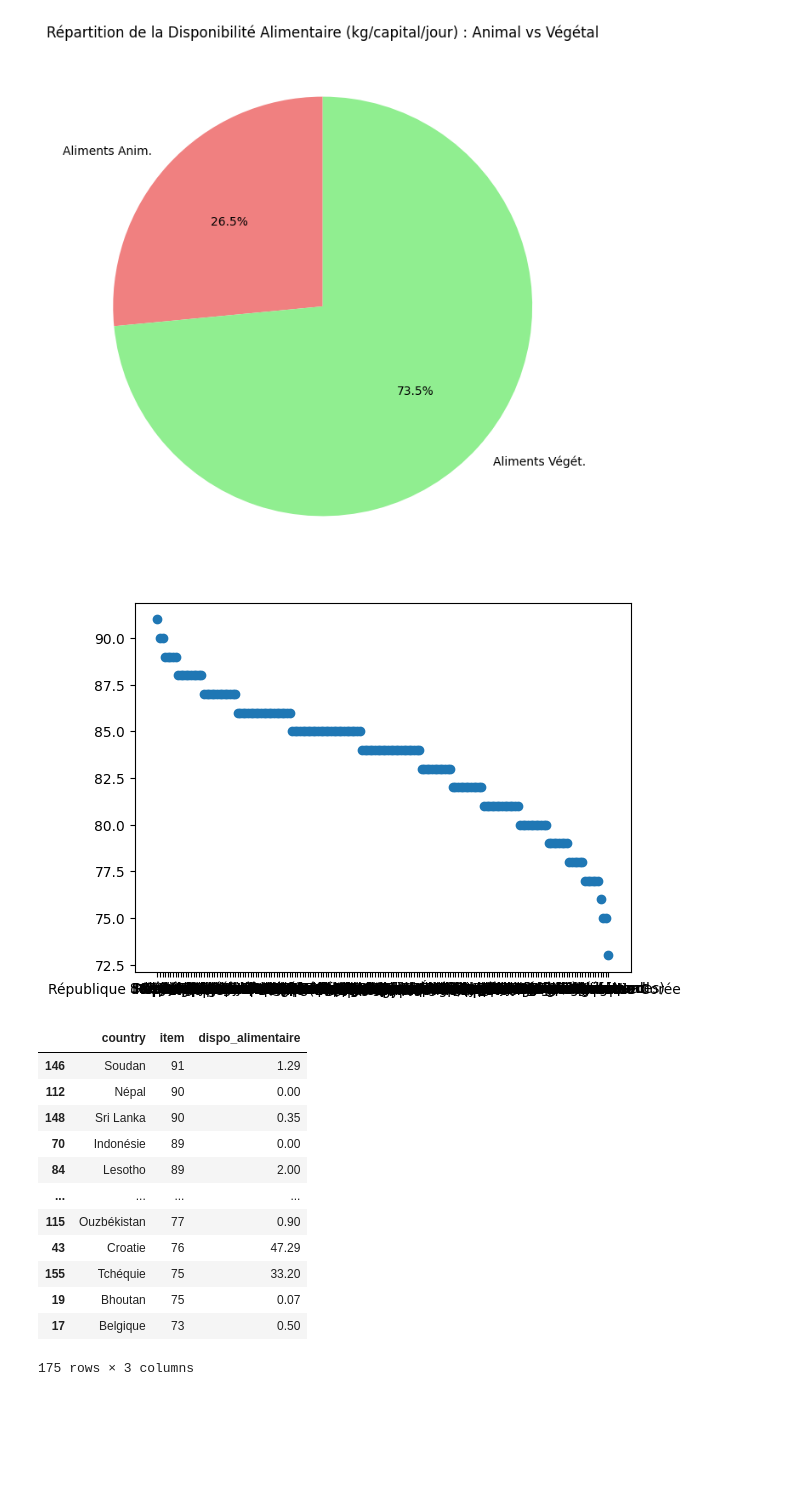
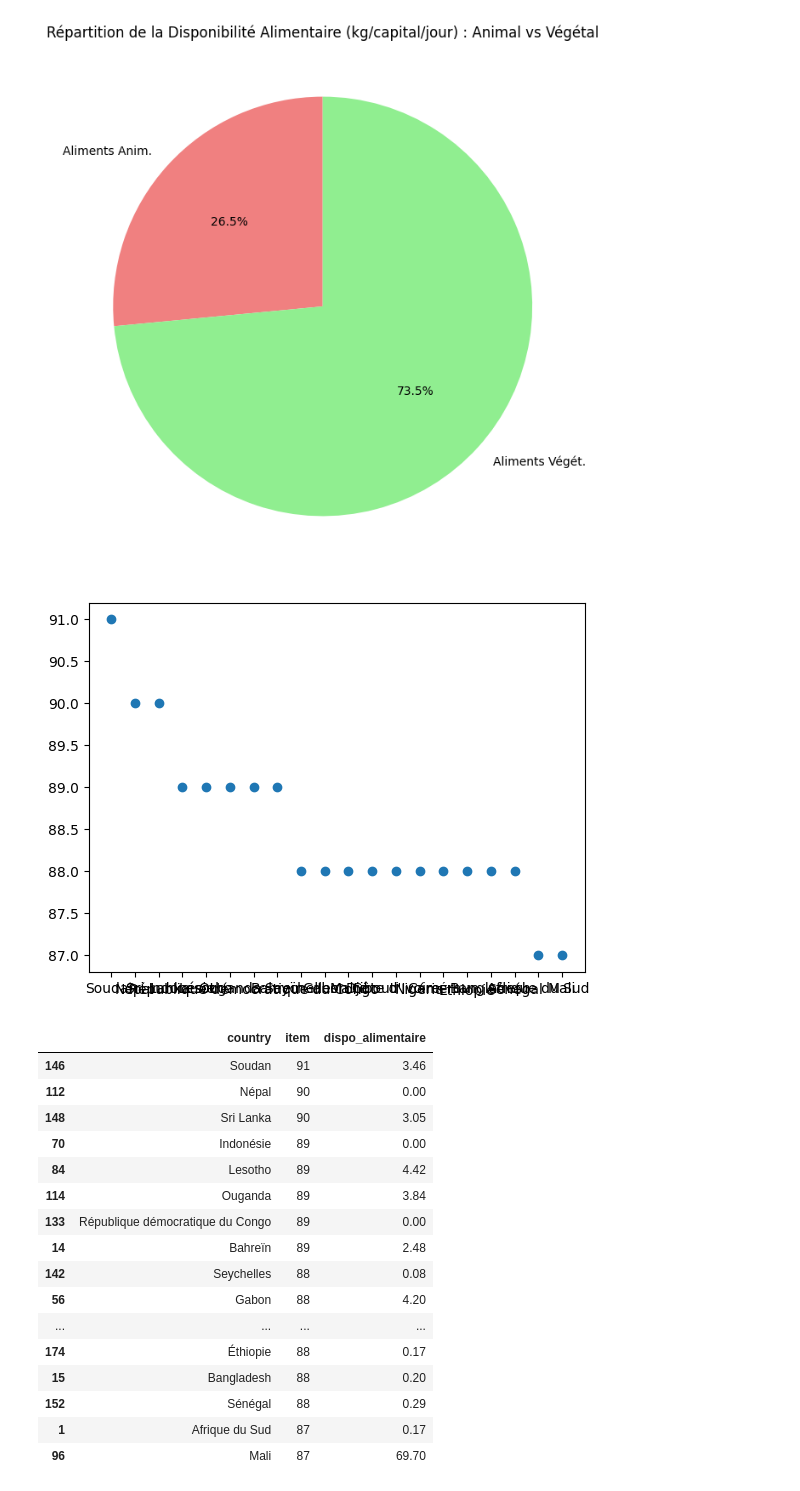
Before and after one commit to Melobgn/Brief-pandas-SEM, a Jupyter notebook: dataframes.ipynb, the cells around one changed output. Saved outputs shown, nothing was run; the diff lists cells and outputs as text; code cells hidden in the pictures; blank space fills up the shorter version.

```diff
--- a/dataframes.ipynb
+++ b/dataframes.ipynb
@@ -448,7 +448,7 @@ diversite_df
 # %%
 diversite_df = df.groupby(['country'])['item'].nunique()
 diversite_df = diversite_df.reset_index()
-diversite_df = diversite_df.sort_values(by='item', ascending=False)
+diversite_df = diversite_df.sort_values(by='item', ascending=False).head(20)
 
 diversite_df
 
@@ -521,23 +508,27 @@ diversite_df[['country', "item"]]
 plt.scatter(diversite_df['country'], diversite_df['item'])
 plt.show()
 # %% [output]
-[figure, old version]
+[figure, new version]
 # %%
-diversite_df['dispo_alimentaire'] = df['food_supply_quantity_(kg/capital/day)']
+diversite_df['dispo_alimentaire'] = df['food_supply_(Kcal/capital/day)']
 diversite_df
 
 # diversite_df.head(20).plot(kind='bar', x='country', logy=True)
 # %% [output]
 |  | country | item | dispo_alimentaire |
-| 146 | Soudan | 91 | 1.29 |
+| 146 | Soudan | 91 | 3.46 |
 | 112 | Népal | 90 | 0.00 |
-| 148 | Sri Lanka | 90 | 0.35 |
+| 148 | Sri Lanka | 90 | 3.05 |
 | 70 | Indonésie | 89 | 0.00 |
-| 84 | Lesotho | 89 | 2.00 |
+| 84 | Lesotho | 89 | 4.42 |
+| 114 | Ouganda | 89 | 3.84 |
+| 133 | République démocratique du Congo | 89 | 0.00 |
+| 14 | Bahreïn | 89 | 2.48 |
+| 142 | Seychelles | 88 | 0.08 |
+| 56 | Gabon | 88 | 4.20 |
 | ... | ... | ... | ... |
-| 115 | Ouzbékistan | 77 | 0.90 |
-| 43 | Croatie | 76 | 47.29 |
-| 155 | Tchéquie | 75 | 33.20 |
-| 19 | Bhoutan | 75 | 0.07 |
-| 17 | Belgique | 73 | 0.50 |
+| 174 | Éthiopie | 88 | 0.17 |
+| 15 | Bangladesh | 88 | 0.20 |
+| 152 | Sénégal | 88 | 0.29 |
+| 1 | Afrique du Sud | 87 | 0.17 |
+| 96 | Mali | 87 | 69.70 |
-175 rows × 3 columns
```
Also changed, not shown: parts of 5 cells of this notebook, 3 other files.
